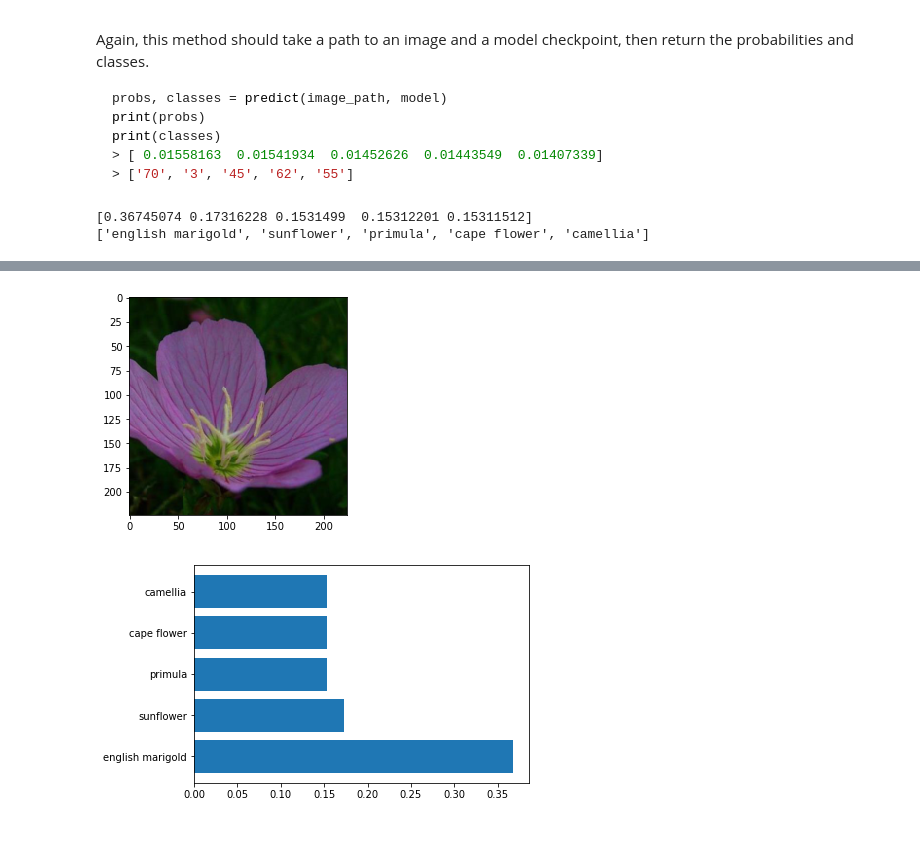
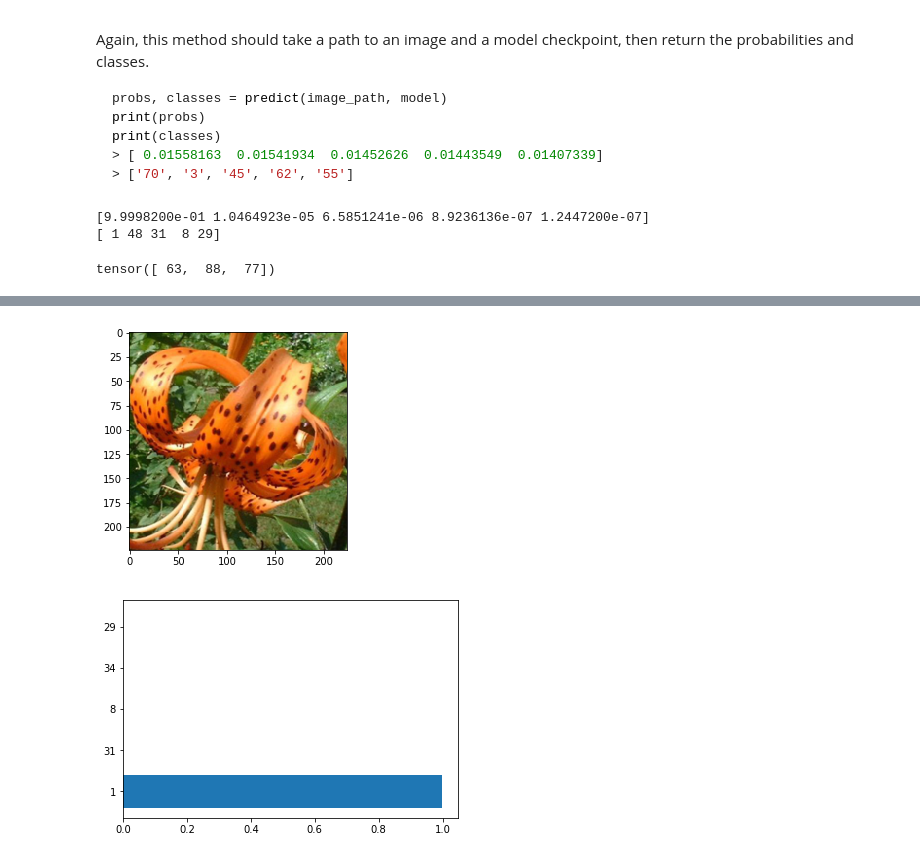
Before and after one commit to xueweiyema/ImageClassifierWithPytorch, a Jupyter notebook: Image Classifier Project.ipynb, the cells around one changed output, grey strips where cells are left out. Drawn from its saved outputs; the diff is of its cells as text; code cells hidden in the pictures.

```diff
--- a/Image Classifier Project.ipynb
+++ b/Image Classifier Project.ipynb
@@ -114,17 +121,12 @@ DenseNet(
 # %%
 # add classifier
-
-for param in model.parameters():
-    param.requires_grad=False
-
-classifier = nn.Sequential(nn.Linear(1024, 512),
-                           nn.ReLU(),
+classifier = nn.Sequential(nn.Linear(num_features, 4096),
+                           nn.ReLU(True),
                            nn.Dropout(p=0.5),
-                           nn.Linear(512, 256),
-                           nn.ReLU(),
+                           nn.Linear(4096, 4096),
+                           nn.ReLU(True),
                            nn.Dropout(p=0.5),
-                           nn.Linear(256, 102),
-                      nn.Softmax(dim=1))
+                           nn.Linear(4096, 102))
 
 model.classifier=classifier
 # %%
@@ -229,18 +257,18 @@ At this point it's good to write a function that can load a checkpoint and rebui
 # TODO: Write a function that loads a checkpoint and rebuilds the model
 
 def load_rebuilds(path):
-    model = models.densenet121(pretrained=True)
+    model = models.vgg19(pretrained=True)
     for param in model.parameters():
         param.requires_grad=False
 
-    classifier = nn.Sequential(nn.Linear(1024, 512),
-                           nn.ReLU(),
+    # add classifier
+    classifier = nn.Sequential(nn.Linear(num_features, 4096),
+                           nn.ReLU(True),
                            nn.Dropout(p=0.5),
-                           nn.Linear(512, 256),
-                           nn.ReLU(),
+                           nn.Linear(4096, 4096),
+                           nn.ReLU(True),
                            nn.Dropout(p=0.5),
-                           nn.Linear(256, 102),
-                      nn.Softmax(dim=1))
+                           nn.Linear(4096, 102))
 
     model.classifier=classifier
 
@@ -372,22 +384,30 @@ def predict(image_path, model, topk=5):
     image=process_image(image_path)
     image = torch.autograd.Variable(torch.FloatTensor(image), requires_grad=True)
     image = image.unsqueeze(0)
+
     image = image.cuda()
 
     result = model(image).topk(topk)
+
     probs = torch.nn.functional.softmax(result[0].data, dim=1).cpu().numpy()[0]
     classes = result[1].data.cpu().numpy()[0]
 
     labels = list(cat_to_name.values())
-    classes = [labels[x] for x in classes]
+#     classes = [labels[x] for x in classes]
+    model.train(mode=model.training)
+
     return probs,classes
 # %%
-probs,classes = predict('image_06752.jpg',model)
+probs,classes = predict('flowers/valid/10/image_07107.jpg',model)
 print(probs)
 print(classes)
 # %% [output]
-[0.36745074 0.17316228 0.1531499  0.15312201 0.15311512]
-['english marigold', 'sunflower', 'primula', 'cape flower', 'camellia']
+[9.9998200e-01 1.0464923e-05 6.5851241e-06 8.9236136e-07 1.2447200e-07]
+[ 1 48 31  8 29]
+# %%
+print(labels)
+# %% [output]
+tensor([ 63,  88,  77])
 # %% [markdown]
 ## Sanity Checking
 
@@ -400,10 +420,10 @@ You can convert from the class integer encoding to actual flower names with the
 import pandas as pd
 # %%
 # TODO: Display an image along with the top 5 classes
-imshow(process_image('image_06752.jpg'))
+imshow(process_image('flowers/train/6/image_07164.jpg'))
 plt.show()
-plt.barh(range(len(sorted(probs))), probs,tick_label = classes)
+plt.barh(range(len(probs)), probs,tick_label = classes)
 plt.show()
 # %% [output]
-[figure, old version]
+[figure, new version]
-[figure, old version]
+[figure, new version]
```
Also changed, not shown: parts of 9 cells of this notebook.
